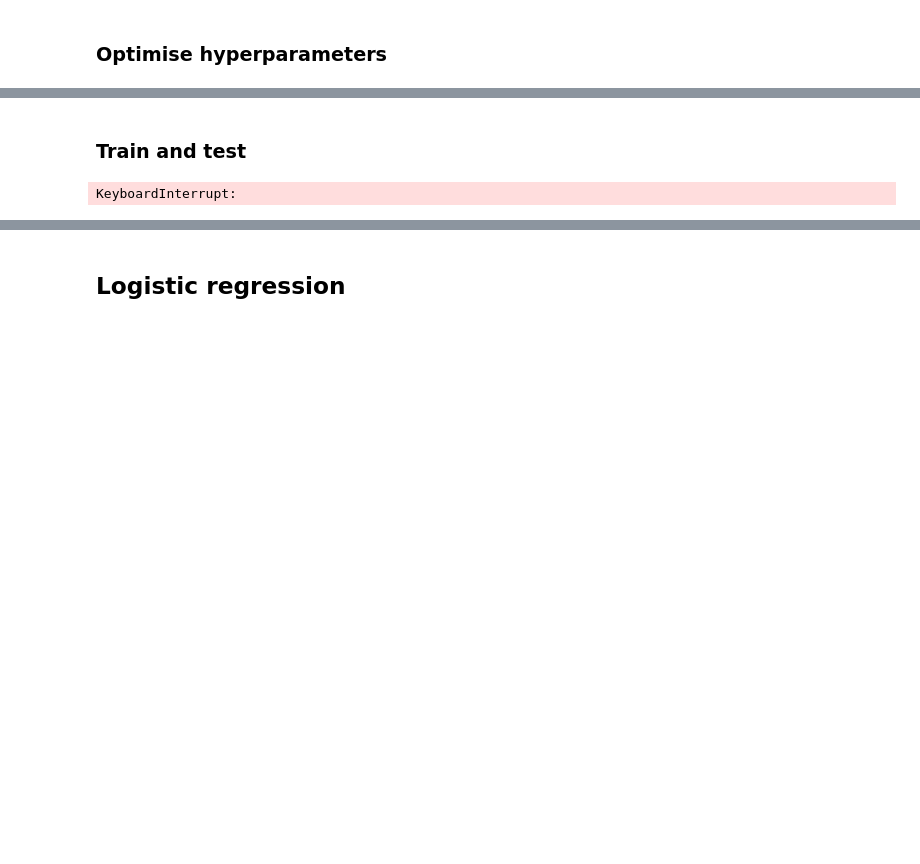
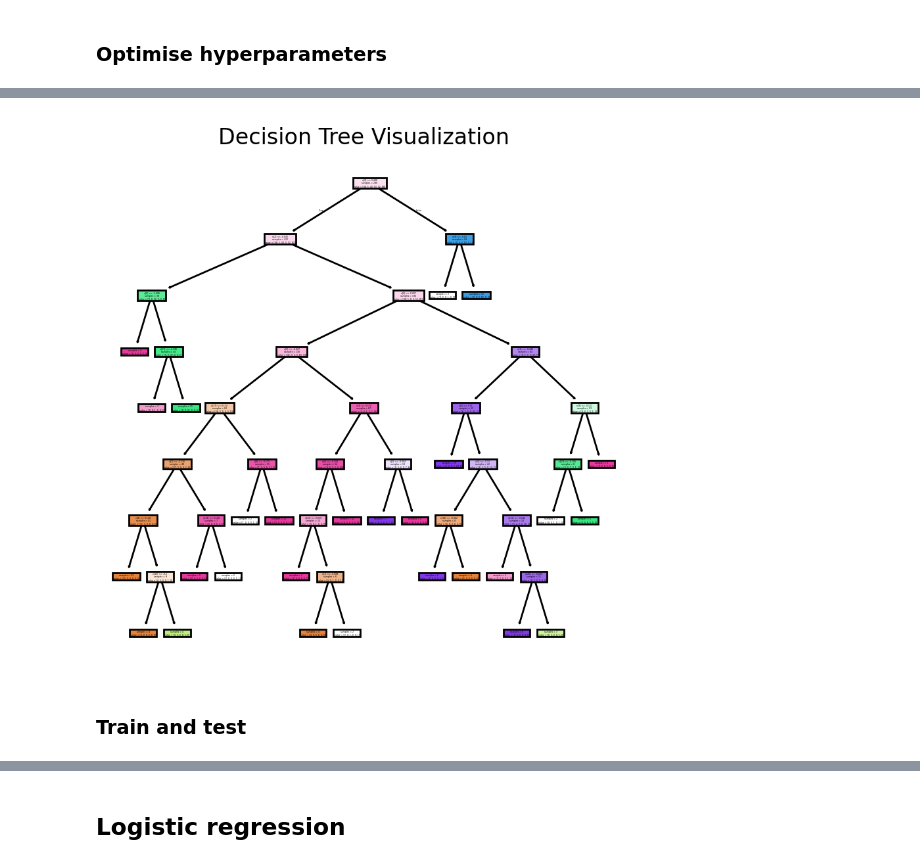
Before and after one commit to Artyom-kurguzkin/ML-ludemes-predictions, a Jupyter notebook: ludemes-gameData-predict.ipynb, the cells around one changed output, grey strips where cells are left out. Saved outputs shown, nothing was run; the diff lists cells and outputs as text; code cells hidden in the pictures; blank space fills up the shorter version.

```diff
--- a/ludemes-gameData-predict.ipynb
+++ b/ludemes-gameData-predict.ipynb
@@ -636,34 +673,16 @@ F1 score is computed for each class separately and then the average of these sco
+# %%
+best_tree = DecisionTreeClassifier(criterion='entropy', max_depth=8, min_samples_leaf=2)
+best_tree.fit(X_train_pca, y_train)
+
+plt.figure(figsize=(5, 5), dpi=200)
+plot_tree(best_tree, filled=True,
+           impurity=False,   # Remove impurity (entropy or gini)
+           node_ids=False,   # Remove node ids
+           proportion=False) # Do not show proportion of classes
+
+plt.title('Decision Tree Visualization')
+plt.show()
+# %% [output]
+[figure, added]
 # %% [markdown]
 ### Train and test
-# %%
-model = RandomForestClassifier(n_estimators=100, n_jobs=-1, random_state=42)
-
-# Initialize the Sequential Feature Selector
-sfs = SequentialFeatureSelector(model, n_features_to_select='auto', direction='forward', n_jobs=-1, scoring='accuracy')
-
-# Fit the SFS
-sfs.fit(X_train, y_train)
-
-# Get the selected features
-selected_features = sfs.get_support(indices=True)
-
-# Fit the model on the selected features
-model.fit(X_train.iloc[:, selected_features], y_train)
-
-# Get feature importances
-importances = model.feature_importances_[selected_features]
-
-# Create a DataFrame for plotting
-importance_df = pd.DataFrame({'Feature': X.columns[selected_features], 'Importance': importances})
-
-# Sort the DataFrame by importance
-importance_df = importance_df.sort_values(by='Importance', ascending=False)
-
-# Plot the feature importances
-plt.figure(figsize=(10, 6))
-plt.barh(importance_df['Feature'], importance_df['Importance'], color='skyblue')
-plt.xlabel('Importance')
-plt.title('Feature Importance from Selected Features')
-plt.show()
-# %% [output]
-KeyboardInterrupt:
```
Also changed, not shown: parts of 17 cells of this notebook.
